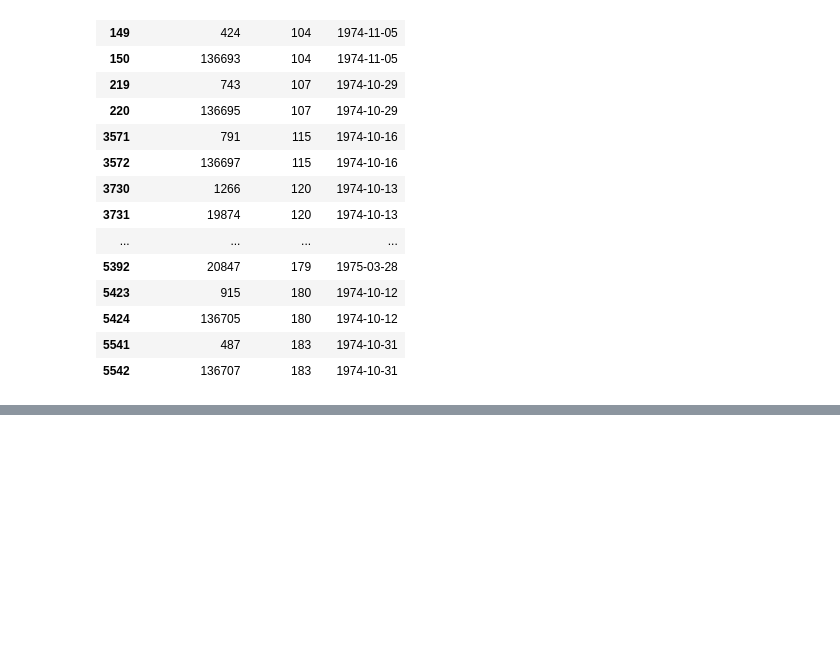
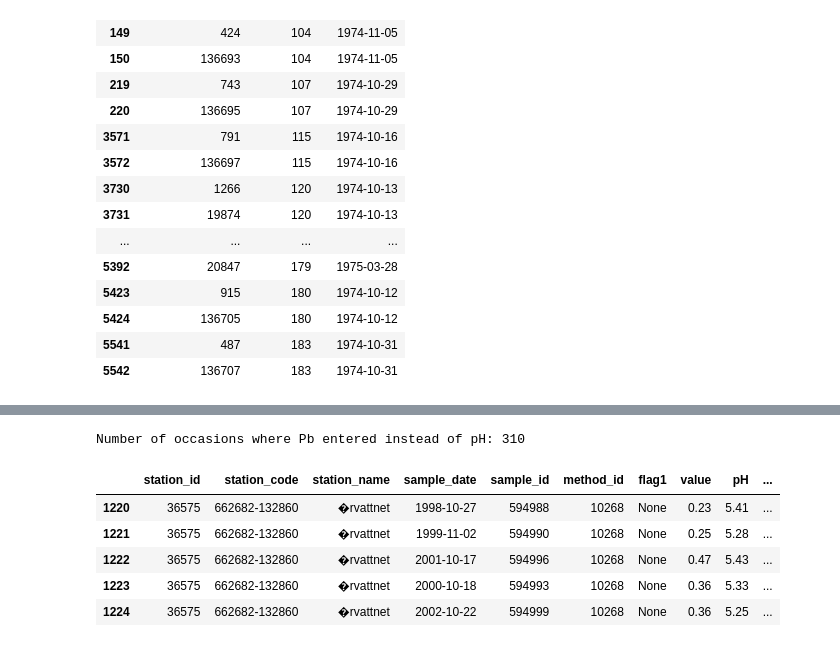
Before and after one commit to JamesSample/icpw, a Jupyter notebook: toc_trends_oct_2016.ipynb, the cells around one changed output, grey strips where cells are left out. Cells and saved outputs as stored; diff of their text form; code cells hidden in the pictures; blank space fills up the shorter version.

```diff
--- a/toc_trends_oct_2016.ipynb
+++ b/toc_trends_oct_2016.ipynb
@@ -583,0 +710,13 @@ The code seems to be working correctly, but I still have concerns about some of
+# %%
+print 'Number of occasions where Pb entered instead of pH:', len(df.query('value != pH').dropna(subset=['pH',]))
+
+df2 = df.query('value != pH').dropna(subset=['pH',])
+df2.head()
+# %% [output]
+Number of occasions where Pb entered instead of pH: 310
+|  | station_id | station_code | station_name | sample_date | sample_id | method_id | flag1 | value | pH | ... |
+| 1220 | 36575 | 662682-132860 | �rvattnet | 1998-10-27 | 594988 | 10268 | None | 0.23 | 5.41 | ... |
+| 1221 | 36575 | 662682-132860 | �rvattnet | 1999-11-02 | 594990 | 10268 | None | 0.25 | 5.28 | ... |
+| 1222 | 36575 | 662682-132860 | �rvattnet | 2001-10-17 | 594996 | 10268 | None | 0.47 | 5.43 | ... |
+| 1223 | 36575 | 662682-132860 | �rvattnet | 2000-10-18 | 594993 | 10268 | None | 0.36 | 5.33 | ... |
+| 1224 | 36575 | 662682-132860 | �rvattnet | 2002-10-22 | 594999 | 10268 | None | 0.36 | 5.25 | ... |
```
Also changed, not shown: parts of 16 cells of this notebook, 1 other file.
